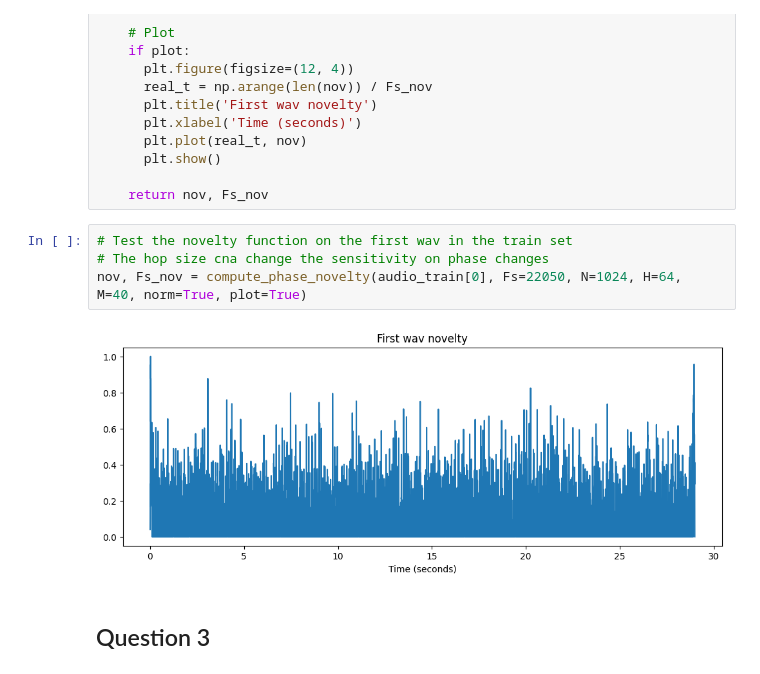
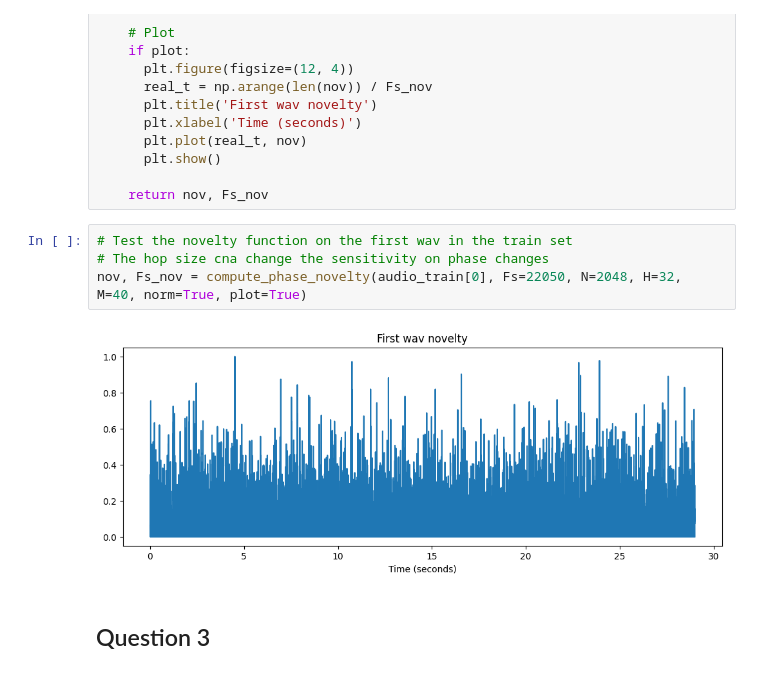
Before and after one commit to FranciscoMessina00/HomeworkCMRM2023, a Jupyter notebook: Homework_1.ipynb, the cells around one changed output. Saved outputs shown, nothing was run; the diff lists cells and outputs as text.

```diff
--- a/Homework_1.ipynb
+++ b/Homework_1.ipynb
@@ -262,9 +262,9 @@ def compute_phase_novelty(x, Fs=1, N=1024, H=64, M=40, norm=True, plot=False):
 # %%
 # Test the novelty function on the first wav in the train set
 # The hop size cna change the sensitivity on phase changes
-nov, Fs_nov = compute_phase_novelty(audio_train[0], Fs=22050, N=1024, H=64, M=40, norm=True, plot=True)
+nov, Fs_nov = compute_phase_novelty(audio_train[0], Fs=22050, N=2048, H=32, M=40, norm=True, plot=True)
 # %% [output]
-[figure, old version]
+[figure, new version]
 # %% [markdown]
 ## Question 3
 # %%
```
Also changed, not shown: parts of 3 cells of this notebook.
